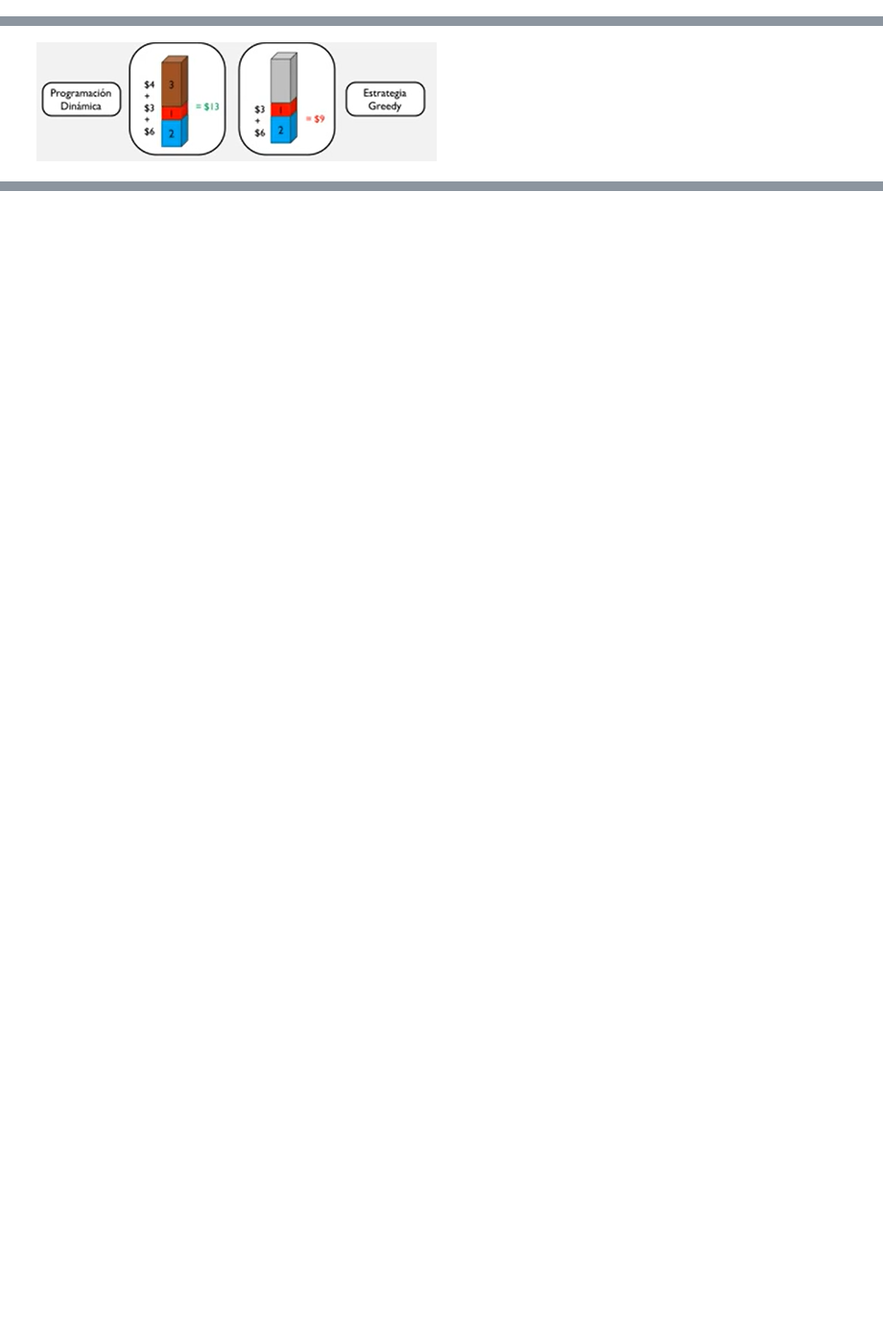
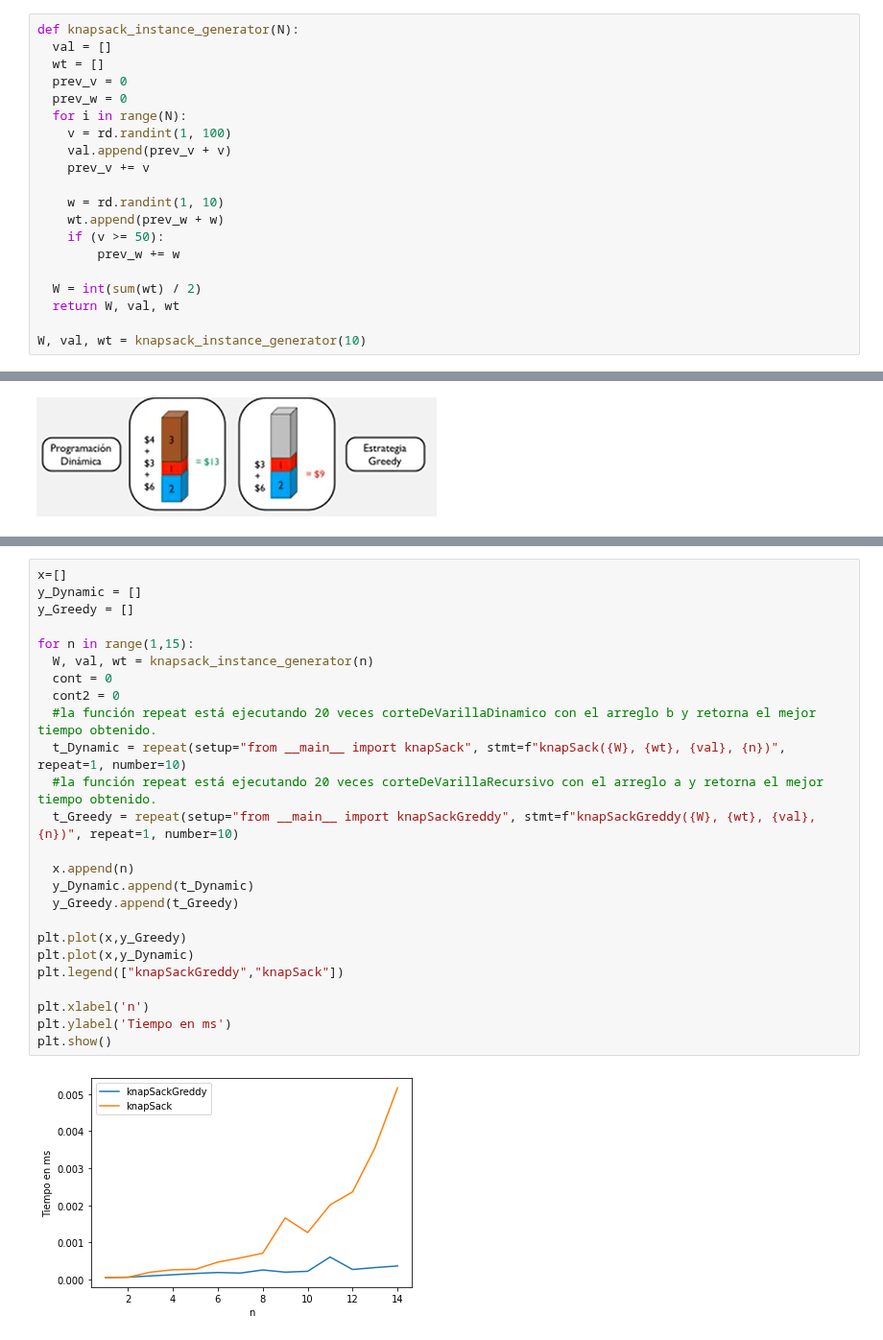
Before and after one commit to Jorgee18/ADA-Informes, a Jupyter notebook: KnapsackProblem.ipynb, the cells around one changed output, grey strips where cells are left out. Shown at 96% size. Drawn from its saved outputs; the diff is of its cells as text; blank space fills up the shorter version.

```diff
--- a/KnapsackProblem.ipynb
+++ b/KnapsackProblem.ipynb
@@ -76,0 +52,20 @@ print(knapSack(W, wt, val, n))
+# %%
+def knapsack_instance_generator(N):
+  val = []
+  wt = []
+  prev_v = 0
+  prev_w = 0
+  for i in range(N):
+    v = rd.randint(1, 100)
+    val.append(prev_v + v)
+    prev_v += v
+
+    w = rd.randint(1, 10)
+    wt.append(prev_w + w)
+    if (v >= 50):
+        prev_w += w
+
+  W = int(sum(wt) / 2)
+  return W, val, wt
+
+W, val, wt = knapsack_instance_generator(10)
@@ -254,0 +323,27 @@ Como ejemplo del mejor y peor caso, se pueden observar las demostraciones anteri
+# %%
+x=[]
+y_Dynamic = []
+y_Greedy = []
+
+for n in range(1,15):
+  W, val, wt = knapsack_instance_generator(n)
+  cont = 0
+  cont2 = 0
+  #la función repeat está ejecutando 20 veces corteDeVarillaDinamico con el arreglo b y retorna el mejor tiempo obtenido.
+  t_Dynamic = repeat(setup="from __main__ import knapSack", stmt=f"knapSack({W}, {wt}, {val}, {n})", repeat=1, number=10)
+  #la función repeat está ejecutando 20 veces corteDeVarillaRecursivo con el arreglo a y retorna el mejor tiempo obtenido.
+  t_Greedy = repeat(setup="from __main__ import knapSackGreddy", stmt=f"knapSackGreddy({W}, {wt}, {val}, {n})", repeat=1, number=10)
+
+  x.append(n)
+  y_Dynamic.append(t_Dynamic)
+  y_Greedy.append(t_Greedy)
+
+plt.plot(x,y_Greedy)
+plt.plot(x,y_Dynamic)
+plt.legend(["knapSackGreddy","knapSack"])
+
+plt.xlabel('n')
+plt.ylabel('Tiempo en ms')
+plt.show()
+# %% [output]
+[figure, added]
```
Also changed, not shown: parts of 28 cells of this notebook.
